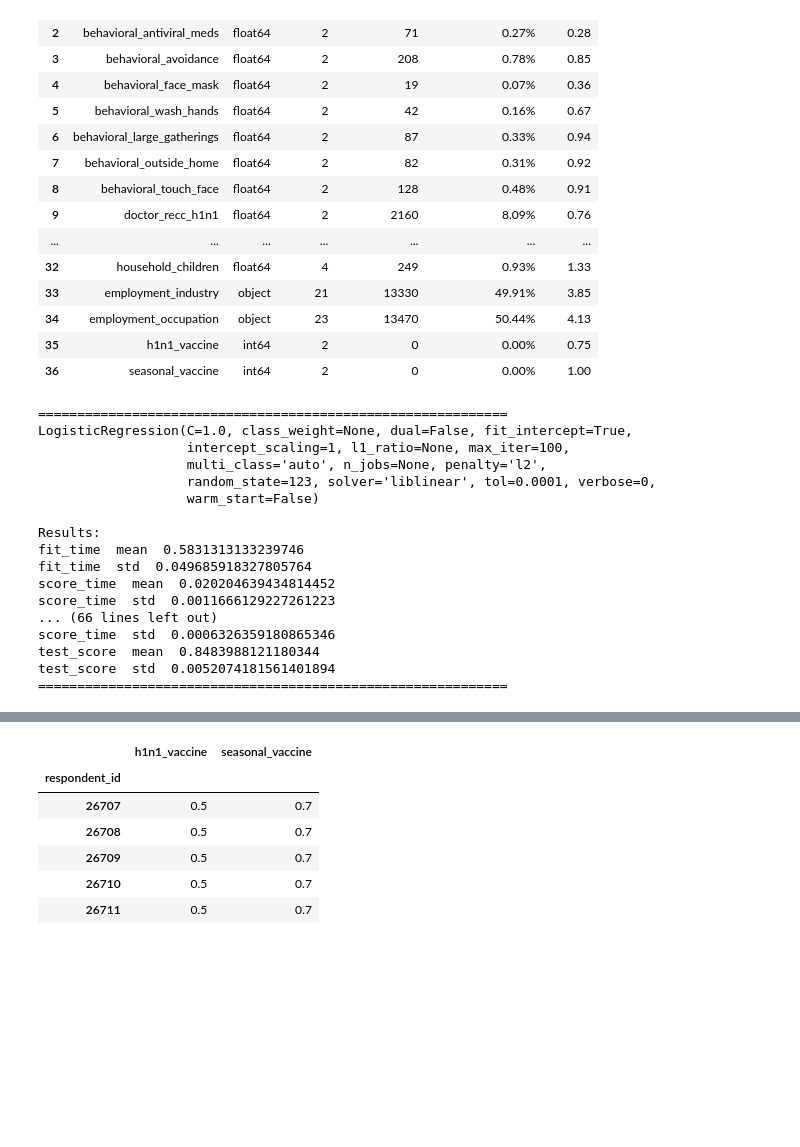
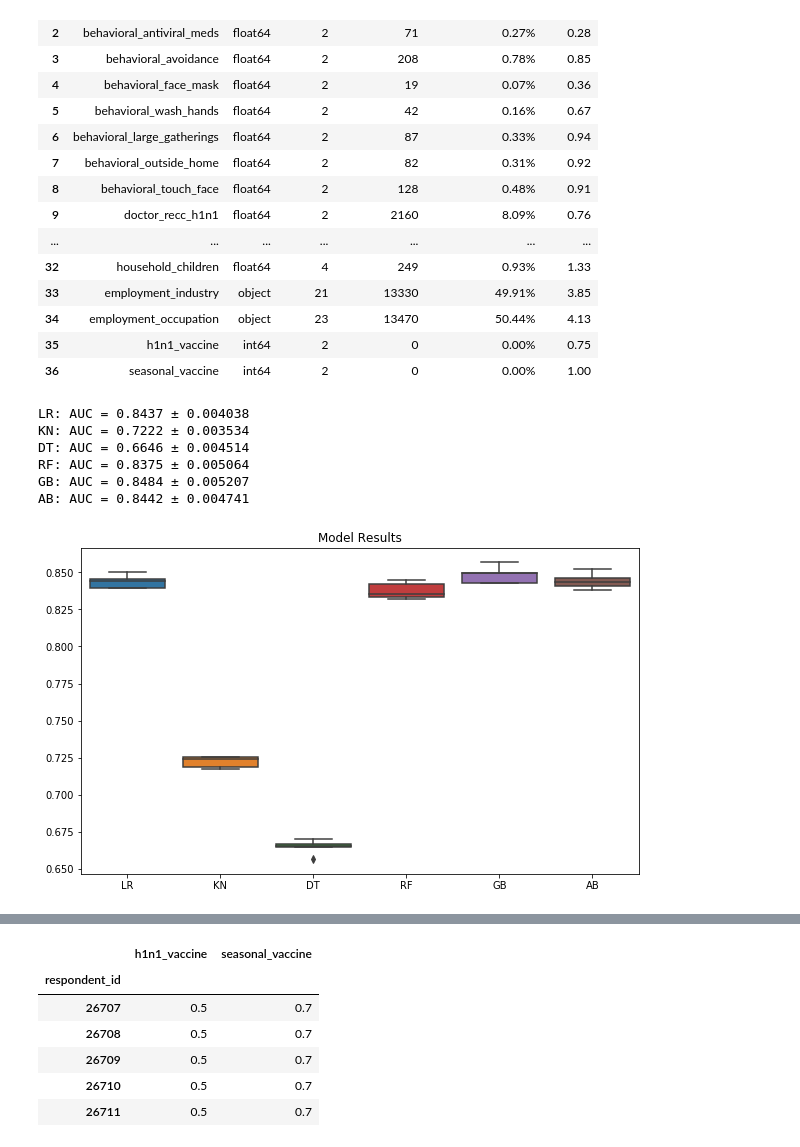
Before and after one commit to joaovitorfranco/flu-shot-competition, a Jupyter notebook: Model.ipynb, the cells around one changed output, grey strips where cells are left out. Drawn from its saved outputs; the diff is of its cells as text; code cells hidden in the pictures; blank space fills up the shorter version.

```diff
--- a/Model.ipynb
+++ b/Model.ipynb
@@ -108,43 +109,37 @@ ct = make_column_transformer(
 # %%
 # Testing multiple models for a baseline score
 # %%
-clfs = []
-clfs.append(LogisticRegression(solver='liblinear', random_state=123))
-clfs.append(KNeighborsClassifier(n_neighbors=3))
-clfs.append(DecisionTreeClassifier(random_state=123))
-clfs.append(RandomForestClassifier(random_state=123))
-clfs.append(GradientBoostingClassifier(random_state=123))
+models = []
+models.append(('LR', LogisticRegression(solver='liblinear', random_state=123)))
+models.append(('KN', KNeighborsClassifier(n_neighbors=3)))
+models.append(('DT', DecisionTreeClassifier(random_state=123)))
+models.append(('RF', RandomForestClassifier(random_state=123)))
+models.append(('GB', GradientBoostingClassifier(random_state=123)))
+models.append(('AB', AdaBoostClassifier(random_state=123)))
 
-for classifier in clfs:
 
-    pipe = make_pipeline(ct, MultiOutputClassifier(classifier))
-    scores = cross_validate(pipe, X, y, cv=5, scoring='roc_auc')
-    print('============================================================')
-    print(str(classifier))
-    print('')
-    print('Results:')
-    for key, values in scores.items():
-            print(key,' mean ', values.mean())
-            print(key,' std ', values.std())
-    print('============================================================')
+results = []
+names = []
+for name, model in models:
+    pipe = make_pipeline(ct, MultiOutputClassifier(model))
+    cv_results = cross_val_score(pipe, X, y, cv=5, scoring='roc_auc')
+    results.append(cv_results)
+    names.append(name)
+    msg = "{}: AUC = {:.4} \u00B1 {:.4}".format(name , cv_results.mean(), cv_results.std())
+    print(msg)
+
+plt.figure(figsize=(10,6))
+sns.boxplot(names, results)
+plt.title('Model Results')
+plt.show()
 # %% [output]
-============================================================
-LogisticRegression(C=1.0, class_weight=None, dual=False, fit_intercept=True,
-                   intercept_scaling=1, l1_ratio=None, max_iter=100,
-                   multi_class='auto', n_jobs=None, penalty='l2',
-                   random_state=123, solver='liblinear', tol=0.0001, verbose=0,
-                   warm_start=False)
-
-Results:
-fit_time  mean  0.5831313133239746
-fit_time  std  0.049685918327805764
-score_time  mean  0.020204639434814452
-score_time  std  0.0011666129227261223
-... (66 lines left out)
-score_time  std  0.0006326359180865346
-test_score  mean  0.8483988121180344
-test_score  std  0.0052074181561401894
-============================================================
+LR: AUC = 0.8437 ± 0.004038
+KN: AUC = 0.7222 ± 0.003534
+DT: AUC = 0.6646 ± 0.004514
+RF: AUC = 0.8375 ± 0.005064
+GB: AUC = 0.8484 ± 0.005207
+AB: AUC = 0.8442 ± 0.004741
+[figure, added]
 # %%
 # estimator = LogisticRegression(solver='liblinear', penalty="l1", C=1, max_iter=1000, random_state=123)
 # %%
```
Also changed, not shown: parts of 9 cells of this notebook.
